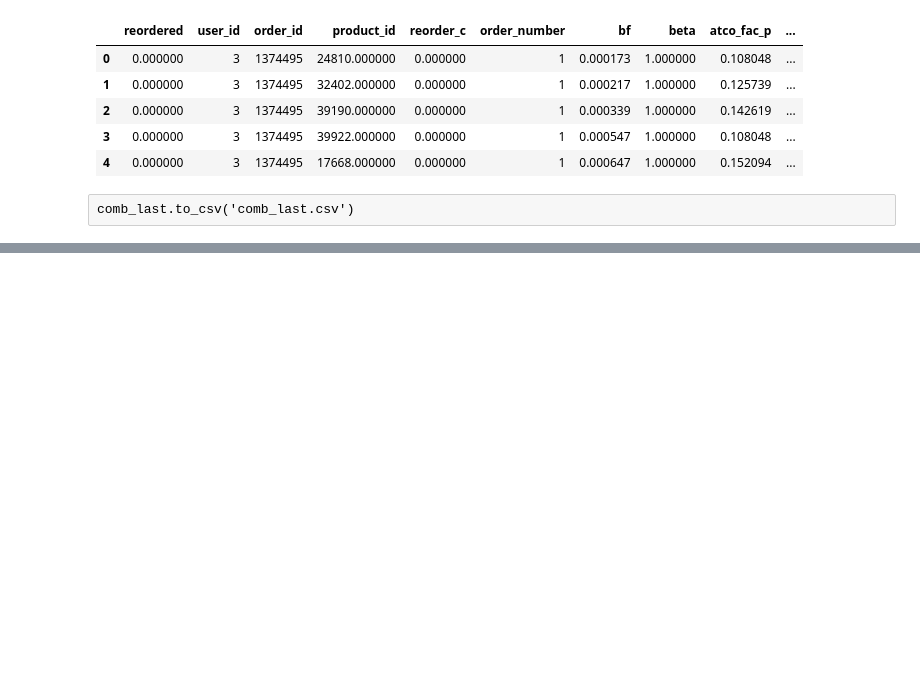
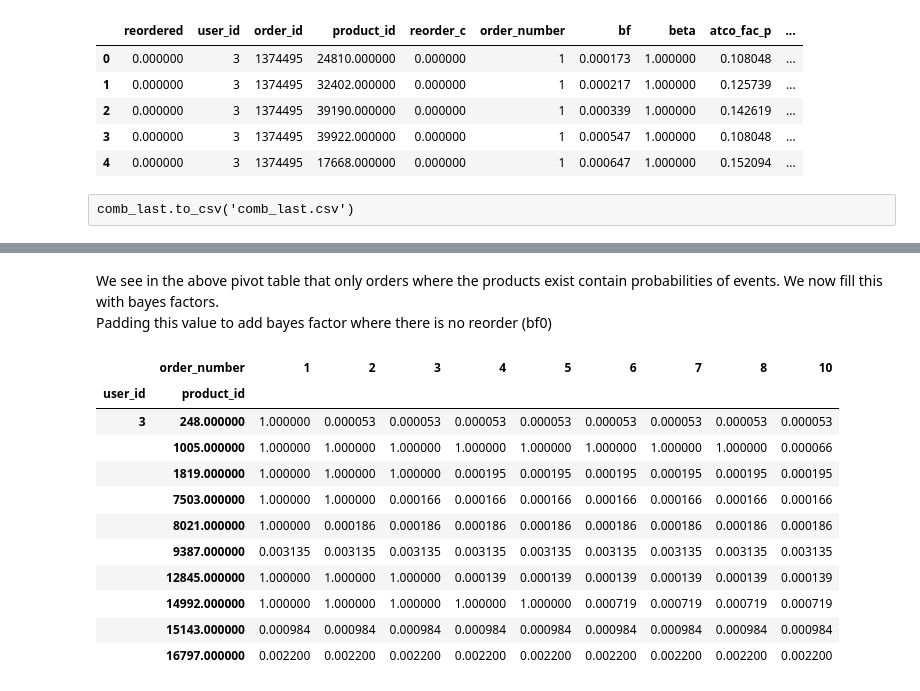
Before and after one commit to roshansridhar/Market-basket-analysis-using-bayseian-network, a Jupyter notebook: __notebook__.ipynb, the cells around one changed output, grey strips where cells are left out. Drawn from its saved outputs; the diff is of its cells as text; code cells hidden in the pictures; blank space fills up the shorter version.

```diff
--- a/__notebook__.ipynb
+++ b/__notebook__.ipynb
@@ -441,0 +495,19 @@ comb_last = pd.read_csv('comb_last.csv', index_col=0)
+# %% [markdown]
+We see in the above pivot table that only orders where the products exist contain probabilities of events. We now fill this with bayes factors.
+Padding this value to add bayes factor where there is no reorder (bf0)
+# %%
+temp = temp.fillna(method='pad', axis=1).fillna(1)
+temp.head(10)
+# %% [output]
+|  | order_number | 1 | 2 | 3 | 4 | 5 | 6 | 7 | 8 | 10 |
+| user_id | product_id |  |  |  |  |  |  |  |  |  |
+| 3 | 248.000000 | 1.000000 | 0.000053 | 0.000053 | 0.000053 | 0.000053 | 0.000053 | 0.000053 | 0.000053 | 0.000053 |
+|  | 1005.000000 | 1.000000 | 1.000000 | 1.000000 | 1.000000 | 1.000000 | 1.000000 | 1.000000 | 1.000000 | 0.000066 |
+|  | 1819.000000 | 1.000000 | 1.000000 | 1.000000 | 0.000195 | 0.000195 | 0.000195 | 0.000195 | 0.000195 | 0.000195 |
+|  | 7503.000000 | 1.000000 | 1.000000 | 0.000166 | 0.000166 | 0.000166 | 0.000166 | 0.000166 | 0.000166 | 0.000166 |
+|  | 8021.000000 | 1.000000 | 0.000186 | 0.000186 | 0.000186 | 0.000186 | 0.000186 | 0.000186 | 0.000186 | 0.000186 |
+|  | 9387.000000 | 0.003135 | 0.003135 | 0.003135 | 0.003135 | 0.003135 | 0.003135 | 0.003135 | 0.003135 | 0.003135 |
+|  | 12845.000000 | 1.000000 | 1.000000 | 1.000000 | 0.000139 | 0.000139 | 0.000139 | 0.000139 | 0.000139 | 0.000139 |
+|  | 14992.000000 | 1.000000 | 1.000000 | 1.000000 | 1.000000 | 1.000000 | 0.000719 | 0.000719 | 0.000719 | 0.000719 |
+|  | 15143.000000 | 0.000984 | 0.000984 | 0.000984 | 0.000984 | 0.000984 | 0.000984 | 0.000984 | 0.000984 | 0.000984 |
+|  | 16797.000000 | 0.002200 | 0.002200 | 0.002200 | 0.002200 | 0.002200 | 0.002200 | 0.002200 | 0.002200 | 0.002200 |
```
Also changed, not shown: parts of 36 cells of this notebook.
